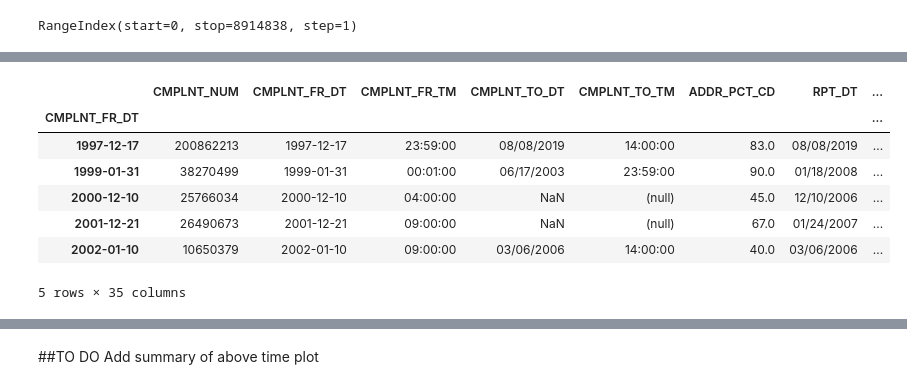
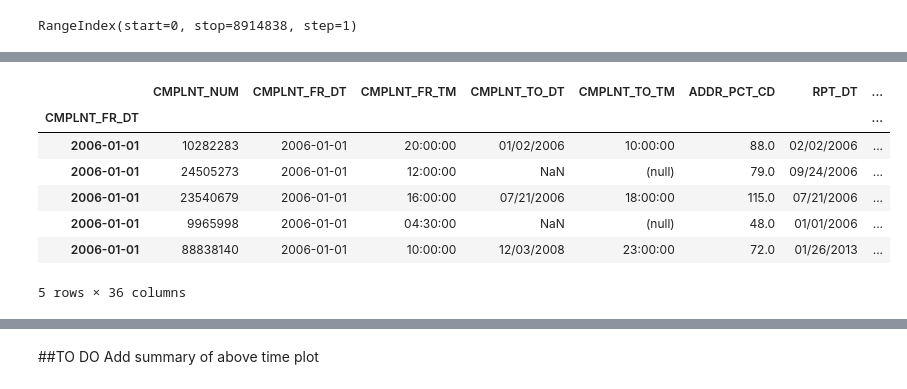
Before and after one commit to scarlettvalentin/nypd_crime, a Jupyter notebook: notebook.ipynb, the cells around one changed output, grey strips where cells are left out. Saved outputs shown, nothing was run; the diff lists cells and outputs as text; code cells hidden in the pictures.

```diff
--- a/notebook.ipynb
+++ b/notebook.ipynb
@@ -230,0 +214,3 @@ data_sample['CMPLNT_FR_DT'] = pd.to_datetime(data_sample['CMPLNT_FR_DT'], format
+# %%
+# Create column with year of complaint
+data['Year'] = data['CMPLNT_FR_DT'].apply(lambda x: str(x)[-4:])
@@ -230,0 +235,9 @@ data_sample['CMPLNT_FR_DT'] = pd.to_datetime(data_sample['CMPLNT_FR_DT'], format
+# %%
+# Drop rows where 'Year' is equal to 'nan'
+data = data[data['Year'] != 'nan']
+
+# Convert 'Year' to integer
+data['Year'] = data['Year'].apply(lambda x: int(x))
+# %%
+# Keep entries only of year 2006 and later
+data = data[data['Year']>=2006]
@@ -231,13 +267,16 @@ data_sample['CMPLNT_FR_DT'] = pd.to_datetime(data_sample['CMPLNT_FR_DT'], format
+# %%
+# Create and set datetime object
+data['CMPLNT_FR_DT'] = pd.to_datetime(data['CMPLNT_FR_DT'], format='%m/%d/%Y')
 # %%
 # Set index as datetime
-data_sample = data_sample.set_index(data_sample['CMPLNT_FR_DT'], drop=True).sort_index()
-data_sample.head()
+data = data.set_index(data['CMPLNT_FR_DT'], drop=True).sort_index()
+data.head()
 # %% [output]
 |  | CMPLNT_NUM | CMPLNT_FR_DT | CMPLNT_FR_TM | CMPLNT_TO_DT | CMPLNT_TO_TM | ADDR_PCT_CD | RPT_DT | ... |
 | CMPLNT_FR_DT |  |  |  |  |  |  |  | ... |
-| 1997-12-17 | 200862213 | 1997-12-17 | 23:59:00 | 08/08/2019 | 14:00:00 | 83.0 | 08/08/2019 | ... |
-| 1999-01-31 | 38270499 | 1999-01-31 | 00:01:00 | 06/17/2003 | 23:59:00 | 90.0 | 01/18/2008 | ... |
-| 2000-12-10 | 25766034 | 2000-12-10 | 04:00:00 | NaN | (null) | 45.0 | 12/10/2006 | ... |
-| 2001-12-21 | 26490673 | 2001-12-21 | 09:00:00 | NaN | (null) | 67.0 | 01/24/2007 | ... |
-| 2002-01-10 | 10650379 | 2002-01-10 | 09:00:00 | 03/06/2006 | 14:00:00 | 40.0 | 03/06/2006 | ... |
+| 2006-01-01 | 10282283 | 2006-01-01 | 20:00:00 | 01/02/2006 | 10:00:00 | 88.0 | 02/02/2006 | ... |
+| 2006-01-01 | 24505273 | 2006-01-01 | 12:00:00 | NaN | (null) | 79.0 | 09/24/2006 | ... |
+| 2006-01-01 | 23540679 | 2006-01-01 | 16:00:00 | 07/21/2006 | 18:00:00 | 115.0 | 07/21/2006 | ... |
+| 2006-01-01 | 9965998 | 2006-01-01 | 04:30:00 | NaN | (null) | 48.0 | 01/01/2006 | ... |
+| 2006-01-01 | 88838140 | 2006-01-01 | 10:00:00 | 12/03/2008 | 23:00:00 | 72.0 | 01/26/2013 | ... |
-5 rows × 35 columns
+5 rows × 36 columns
```
Also changed, not shown: parts of 71 cells of this notebook, 1 other file.
